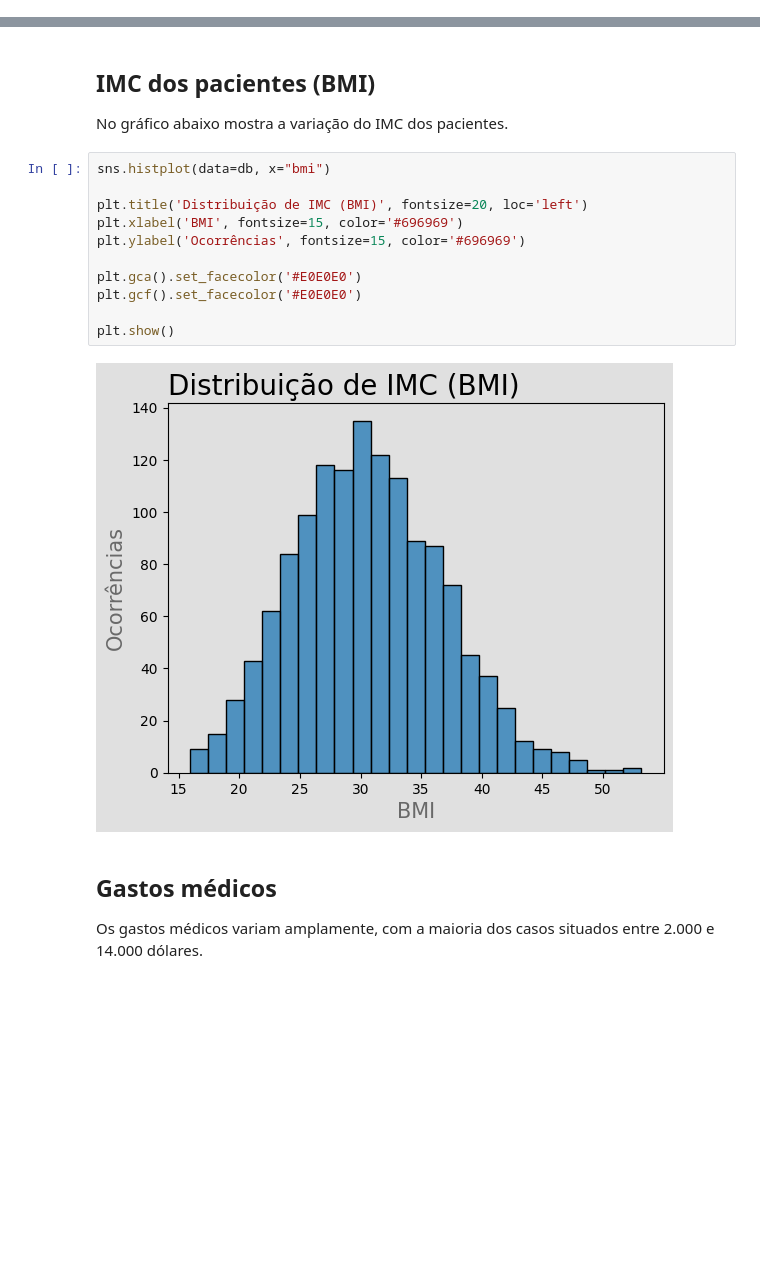
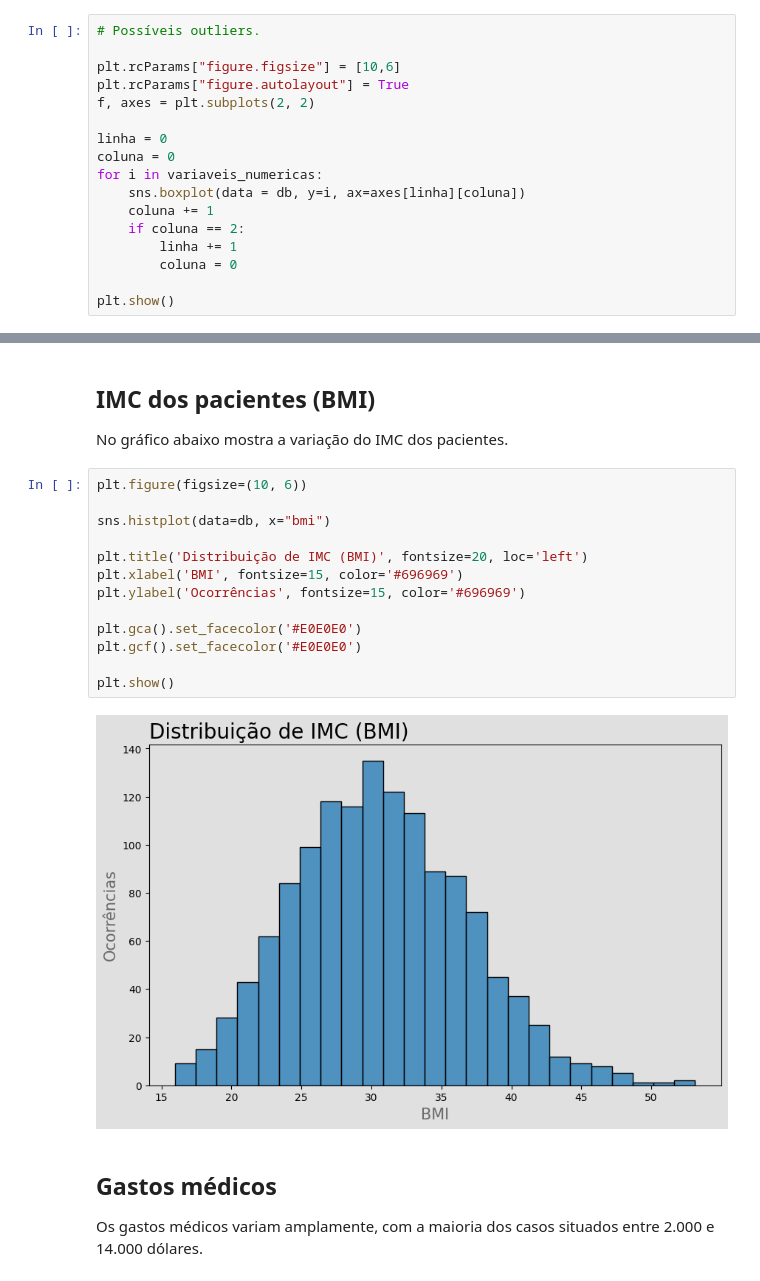
Before and after one commit to pedrocobalquini/Custo-Medico, a Jupyter notebook: custo_medico.ipynb, the cells around one changed output, grey strips where cells are left out. Saved outputs shown, nothing was run; the diff lists cells and outputs as text; blank space fills up the shorter version.

```diff
--- a/custo_medico.ipynb
+++ b/custo_medico.ipynb
@@ -114,0 +124,17 @@ dtype: int64
+# %%
+# Possíveis outliers.
+
+plt.rcParams["figure.figsize"] = [10,6]
+plt.rcParams["figure.autolayout"] = True
+f, axes = plt.subplots(2, 2)
+
+linha = 0
+coluna = 0
+for i in variaveis_numericas:
+    sns.boxplot(data = db, y=i, ax=axes[linha][coluna])
+    coluna += 1
+    if coluna == 2:
+        linha += 1
+        coluna = 0
+
+plt.show()
@@ -176,18 +204,20 @@ plt.show()
 
 No gráfico abaixo mostra a variação do IMC dos pacientes.
 # %%
+plt.figure(figsize=(10, 6))
+
 sns.histplot(data=db, x="bmi")
 
 plt.title('Distribuição de IMC (BMI)', fontsize=20, loc='left')
 plt.xlabel('BMI', fontsize=15, color='#696969')
 plt.ylabel('Ocorrências', fontsize=15, color='#696969')
 
 plt.gca().set_facecolor('#E0E0E0')
 plt.gcf().set_facecolor('#E0E0E0')
 
 plt.show()
 # %% [output]
-[figure, old version]
+[figure, new version]
 # %% [markdown]
 ## Gastos médicos
 
```
Also changed, not shown: parts of 16 cells of this notebook.
